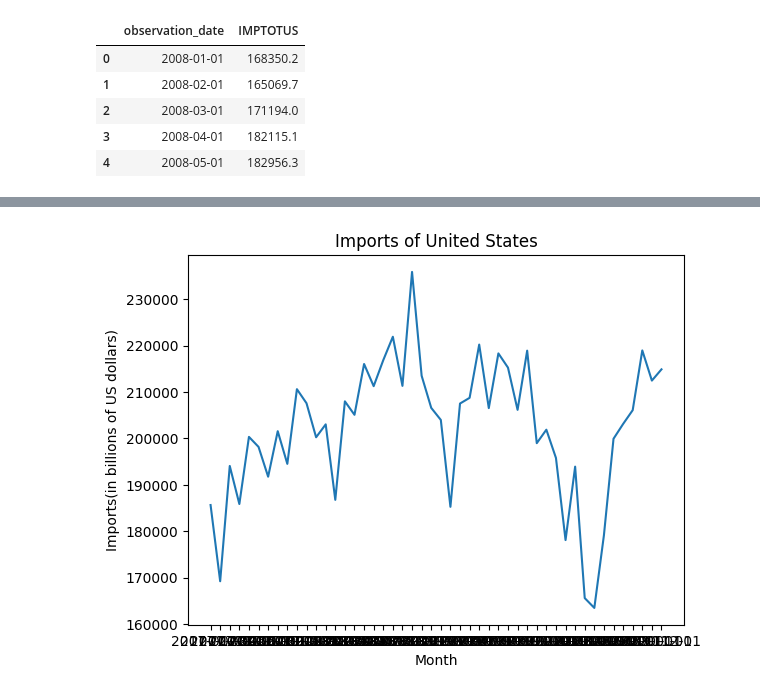
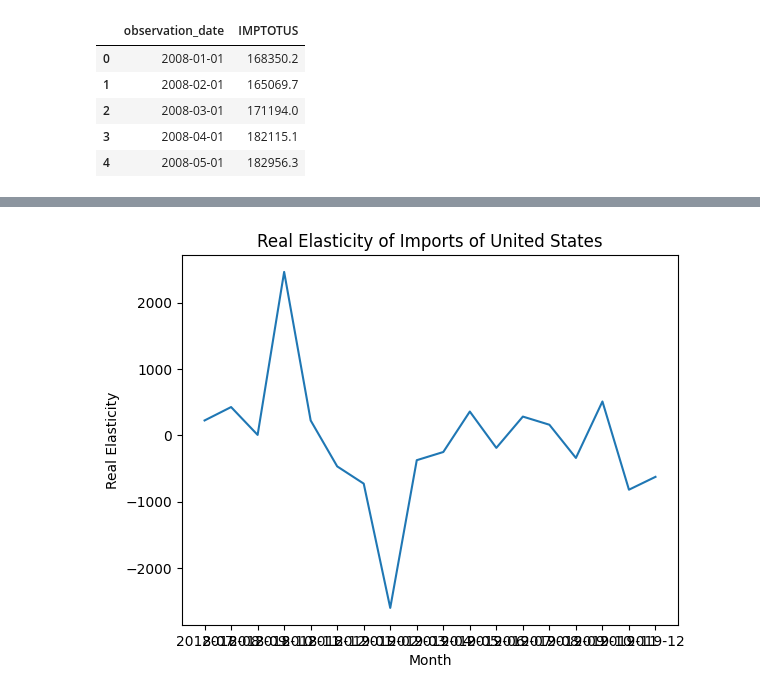
Before and after one commit to d-joshua-c/Math_Modeling_APMCM, a Jupyter notebook: code/notebook/Q4.ipynb, the cells around one changed output, grey strips where cells are left out. Drawn from its saved outputs; the diff is of its cells as text; code cells hidden in the pictures.

```diff
--- a/code/notebook/Q4.ipynb
+++ b/code/notebook/Q4.ipynb
@@ -108,40 +110,106 @@ df_imports.head()
 # %%
 import pandas as pd
 import numpy as np
 import matplotlib.pyplot as plt
+from scipy.optimize import curve_fit
 
 
 df_imports = pd.read_csv(r'..\..\data\raw\Q4\IMPTOTUS.csv')
 # df_imports['observation_date'] = pd.to_datetime(df_imports['observation_date'])
 df_imports.set_index('observation_date', inplace=True)
 df_imports.head()
 
-df_imports_2017_2020=df_imports.loc["2017-01-01":"2020-12-01"].copy()
-df_imports_2017_2020.head()
-df_imports_2017_2020.to_csv(r'..\..\data\processed\Q4_IMPTOTUS_2017_2020.csv', index=True)
+# df_imports_2017_2020=df_imports.loc["2017-01-01":"2020-12-01"].copy()
+# df_imports_2017_2020.head()
+# df_imports_2017_2020.to_csv(r'..\..\data\processed\Q4_IMPTOTUS_2017_2020.csv', index=True)
 
 
-plt.plot(df_imports_2017_2020.index,df_imports_2017_2020['IMPTOTUS'])
-plt.xlabel('Month')
-plt.ylabel('Imports(in billions of US dollars)')
-plt.title('Imports of United States')
-plt.show()
-print(df_imports['IMPTOTUS'].mean(), df_imports['IMPTOTUS'].std())
+# plt.plot(df_imports_2017_2020.index,df_imports_2017_2020['IMPTOTUS'])
+# plt.xlabel('Month')
+# plt.ylabel('Imports(in billions of US dollars)')
+# plt.title('Imports of United States')
+# plt.show()
+# print(df_imports['IMPTOTUS'].mean(), df_imports['IMPTOTUS'].std())
 
 
-df_imports_2017_2020['IMPTOTUS_DIFF'] = df_imports_2017_2020['IMPTOTUS'].diff()
-plt.plot(df_imports_2017_2020.index,df_imports_2017_2020['IMPTOTUS_DIFF'])
+# df_imports_2017_2020['IMPTOTUS_DIFF'] = df_imports_2017_2020['IMPTOTUS'].diff()
+# plt.plot(df_imports_2017_2020.index,df_imports_2017_2020['IMPTOTUS_DIFF'])
+# plt.xlabel('Month')
+# plt.ylabel('Imports diff (in billions of US dollars)')
+# plt.title('Imports of United States')
+# plt.show()
+# print(df_imports_2017_2020['IMPTOTUS_DIFF'].mean(), df_imports_2017_2020['IMPTOTUS_DIFF'].std())
+
+tariff_rates = np.array([
+    25,   # 2018-07：340亿美元商品加征25%
+    25,   # 2018-08：新增160亿美元商品加征25%
+    10,   # 2018-09：2000亿美元商品加征10%
+    10,   # 2018-10
+    10,   # 2018-11
+    10,   # 2018-12
+    10,   # 2019-01
+    10,   # 2019-02
+    10,   # 2019-03
+    10,   # 2019-04
+    25,   # 2019-05：2000亿美元商品关税提高至25%
+    25,   # 2019-06
+    25,   # 2019-07
+    25,   # 2019-08
+    15,   # 2019-09：新增1120亿美元商品加征15%
+    15,   # 2019-10
+    15,   # 2019-11
+    15    # 2019-12：原计划新增1600亿美元商品加征15%
+])
+
+# 对应的月份标签
+months = np.array([
+    '2018-07', '2018-08', '2018-09', '2018-10', '2018-11', '2018-12',
+    '2019-01', '2019-02', '2019-03', '2019-04', '2019-05', '2019-06',
+    '2019-07', '2019-08', '2019-09', '2019-10', '2019-11', '2019-12'
+])
+# months_index = np.array([
+#     1, 2, 3, 4, 5, 6, 7, 8, 9, 10, 11, 12, 13, 14, 15, 16, 17, 18
+# ])
+
+df_imports_trade_war=df_imports.loc["2018-06-01":"2019-12-01"].copy()
+df_imports_trade_war.head()
+df_imports_trade_war.tail()
+# df_imports_trade_war.to_csv(r'..\..\data\processed\Q4_IMPTOTUS_2017_2020.csv', index=True)
+
+df_imports_trade_war['IMPTOTUS_DIFF'] = df_imports_trade_war['IMPTOTUS'].diff()
+df_imports_trade_war.head()
+df_imports_trade_war.tail()
+
+df_imports_trade_war['IMPTOTUS_DIFF_from_head'] = df_imports_trade_war['IMPTOTUS_DIFF'].cumsum()
+df_imports_trade_war.head()
+df_imports_trade_war.tail()
+df_imports_trade_war.drop(index='2018-06-01', inplace=True)
+
+real_elasticities=df_imports_trade_war['IMPTOTUS_DIFF_from_head']/tariff_rates
+plt.plot(months,real_elasticities)
 plt.xlabel('Month')
-plt.ylabel('Imports diff (in billions of US dollars)')
-plt.title('Imports of United States')
+plt.ylabel('Real Elasticity')
+plt.title('Real Elasticity of Imports of United States')
 plt.show()
-print(df_imports_2017_2020['IMPTOTUS_DIFF'].mean(), df_imports_2017_2020['IMPTOTUS_DIFF'].std())
+print(real_elasticities)
+
+# 定义衰减方程
+def decay_func(t, e_short, e_long, speed):
+    return e_long - (e_long - e_short) * np.exp(-speed * t)
+
+# curve_fit：根据观测数据（months, real_elasticities），找到使模型最贴近数据的参数
+popt, pcov = curve_fit(decay_func, months_index, real_elasticities, p0=[real_elasticities[0], real_elasticities[-1], 0.1])
+
+# 获取“科学”的参数
+fitted_e_short, fitted_e_long, fitted_speed = popt
+
+print(f"基于历史数据训练的参数: 短期弹性={fitted_e_short:.2f}, 长期弹性={fitted_e_long:.2f}, 调整速度={fitted_speed:.2f}")
 
 # df_imports['IMPTOTUS_DIFF_STD'] = df_imports.rolling(window=12,min_periods=1).std()
 # plt.plot(df_imports['observation_date'],df_imports['IMPTOTUS_DIFF_STD'])
 # plt.xlabel('Month')
 # plt.ylabel('Imports diff STD (in billions of US dollars)')
 # plt.title('Imports of United States')
 # plt.show()
 # %% [output]
-[figure, old version]
+[figure, new version]
```
Also changed, not shown: parts of 4 cells of this notebook, 2 other files.
